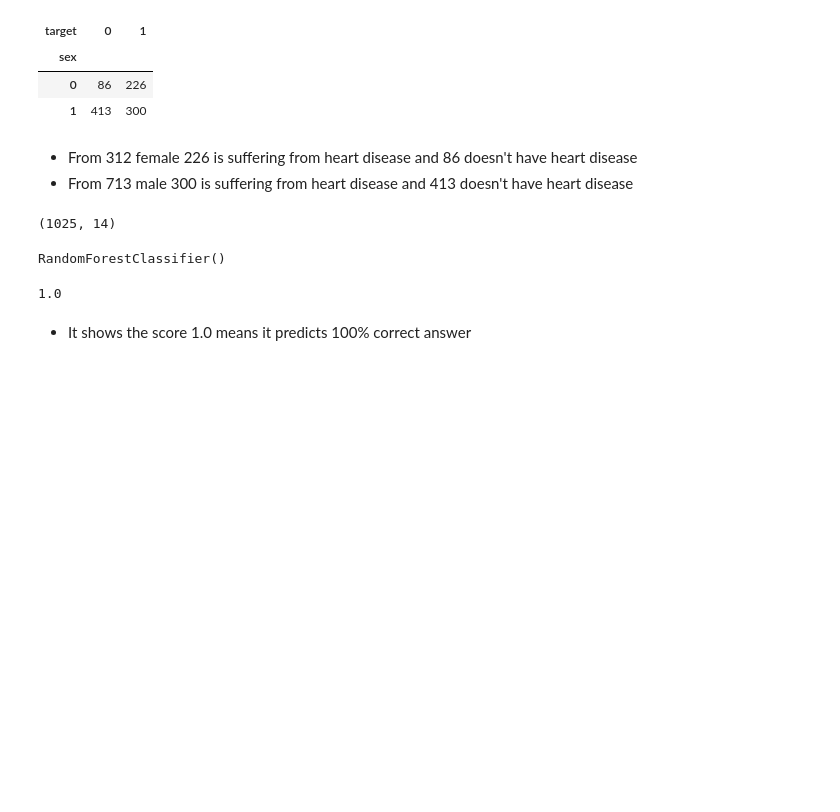
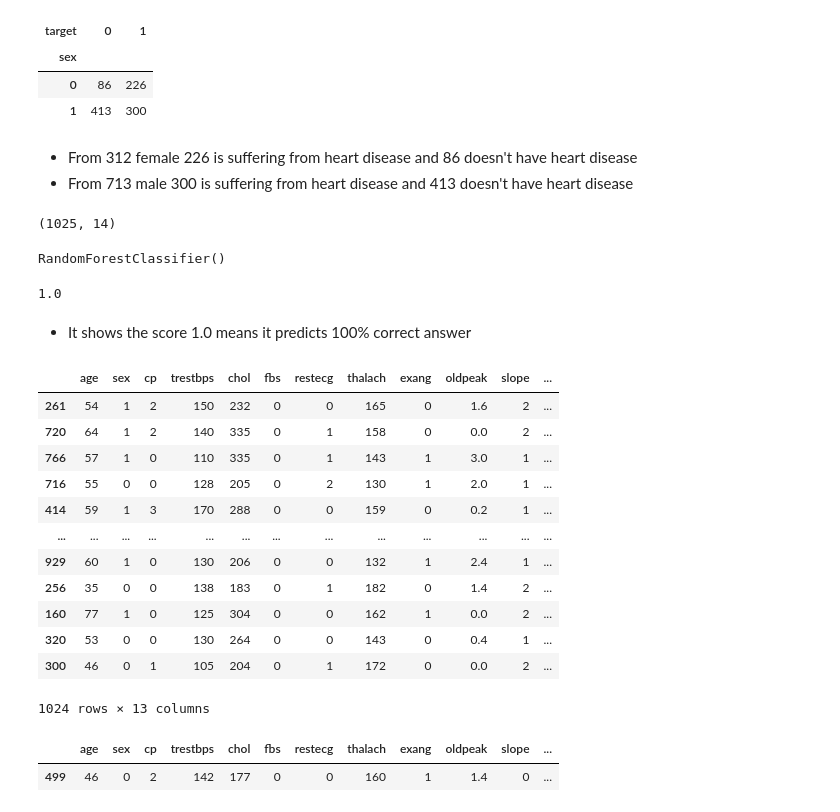
Before and after one commit to ankit0911giri/Machine-Learning-Projects, a Jupyter notebook: HeartDiseasePrediction/Heart Disease.ipynb, the cells around one changed output. Cells and saved outputs as stored; diff of their text form; code cells hidden in the pictures; blank space fills up the shorter version.

```diff
--- a/HeartDiseasePrediction/Heart Disease.ipynb
+++ b/HeartDiseasePrediction/Heart Disease.ipynb
@@ -120,3 +120,24 @@ rfc.score(x_test,y_test)
 1.0
 # %% [markdown]
 * It shows the score 1.0 means it predicts 100% correct answer
+# %%
+x_train
+# %% [output]
+|  | age | sex | cp | trestbps | chol | fbs | restecg | thalach | exang | oldpeak | slope | ... |
+| 261 | 54 | 1 | 2 | 150 | 232 | 0 | 0 | 165 | 0 | 1.6 | 2 | ... |
+| 720 | 64 | 1 | 2 | 140 | 335 | 0 | 1 | 158 | 0 | 0.0 | 2 | ... |
+| 766 | 57 | 1 | 0 | 110 | 335 | 0 | 1 | 143 | 1 | 3.0 | 1 | ... |
+| 716 | 55 | 0 | 0 | 128 | 205 | 0 | 2 | 130 | 1 | 2.0 | 1 | ... |
+| 414 | 59 | 1 | 3 | 170 | 288 | 0 | 0 | 159 | 0 | 0.2 | 1 | ... |
+| ... | ... | ... | ... | ... | ... | ... | ... | ... | ... | ... | ... | ... |
+| 929 | 60 | 1 | 0 | 130 | 206 | 0 | 0 | 132 | 1 | 2.4 | 1 | ... |
+| 256 | 35 | 0 | 0 | 138 | 183 | 0 | 1 | 182 | 0 | 1.4 | 2 | ... |
+| 160 | 77 | 1 | 0 | 125 | 304 | 0 | 0 | 162 | 1 | 0.0 | 2 | ... |
+| 320 | 53 | 0 | 0 | 130 | 264 | 0 | 0 | 143 | 0 | 0.4 | 1 | ... |
+| 300 | 46 | 0 | 1 | 105 | 204 | 0 | 1 | 172 | 0 | 0.0 | 2 | ... |
+1024 rows × 13 columns
+# %%
+x_test
+# %% [output]
+|  | age | sex | cp | trestbps | chol | fbs | restecg | thalach | exang | oldpeak | slope | ... |
+| 499 | 46 | 0 | 2 | 142 | 177 | 0 | 0 | 160 | 1 | 1.4 | 0 | ... |
```
Also changed, not shown: parts of 2 cells of this notebook, 5 other files.
